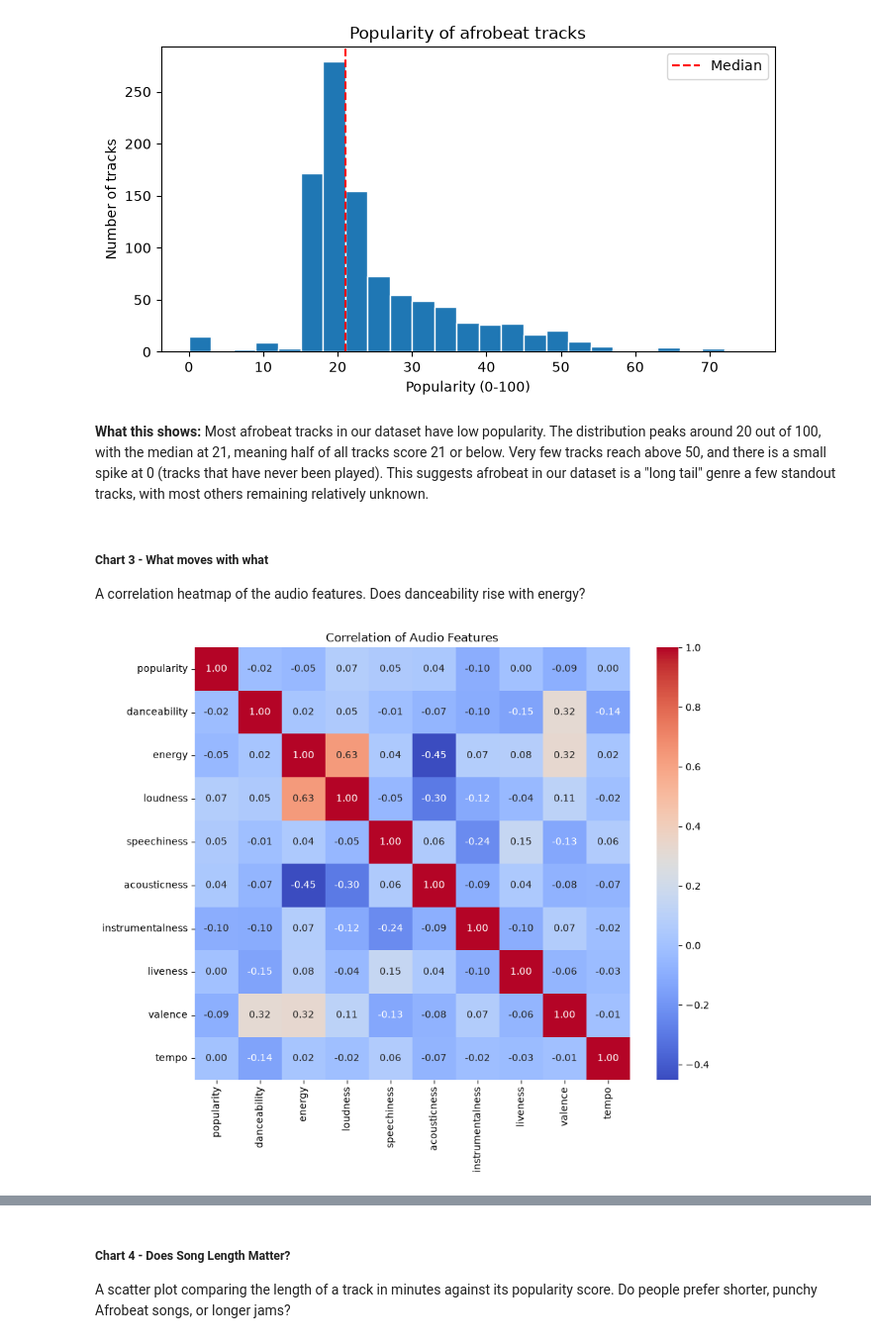
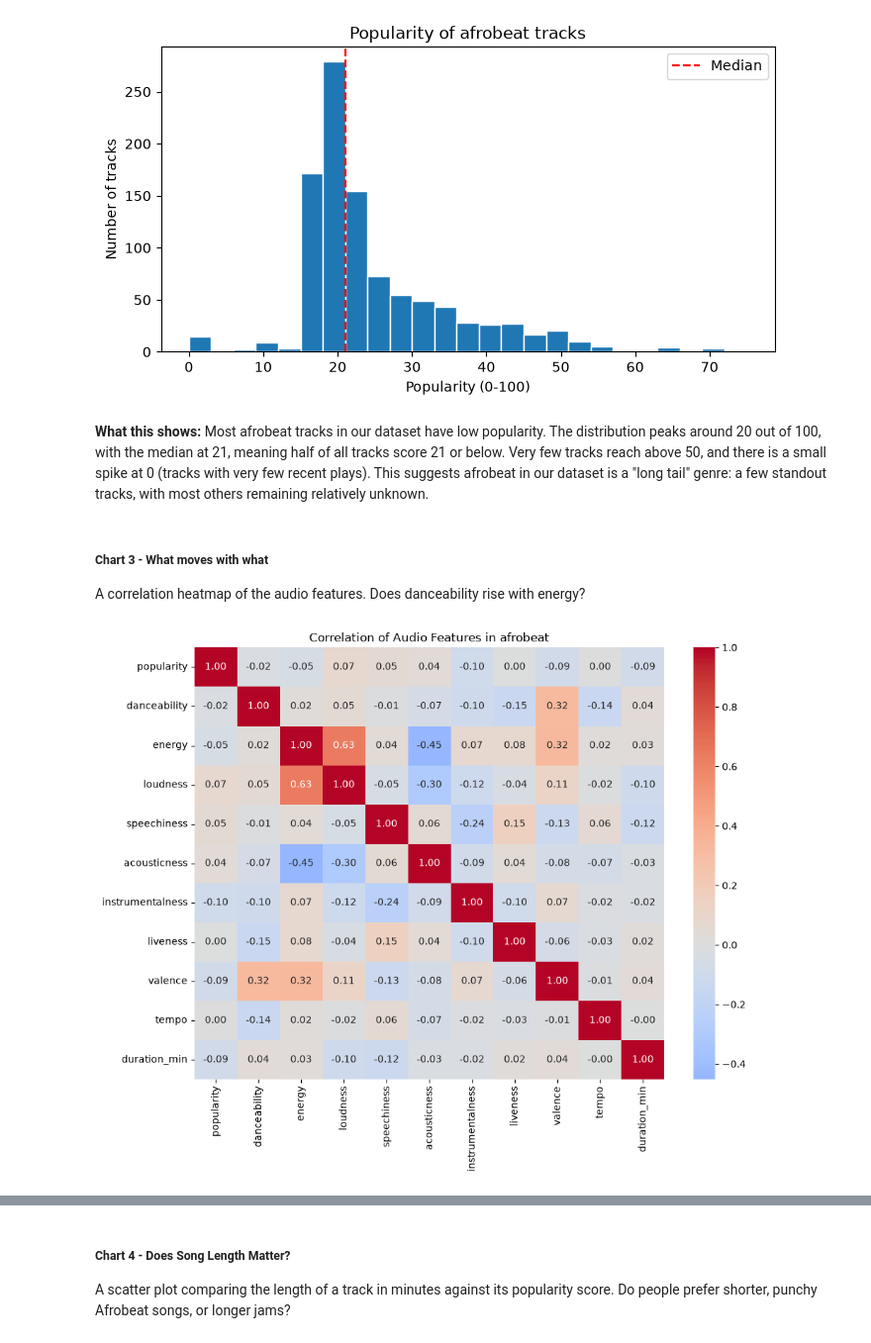
Before and after one commit to Tdaniels4real/music-popularity-capstone, a Jupyter notebook: music_popularity_capstone.ipynb, the cells around one changed output, grey strips where cells are left out. Shown at 99% size. Drawn from its saved outputs; the diff is of its cells as text; code cells hidden in the pictures.

```diff
--- a/music_popularity_capstone.ipynb
+++ b/music_popularity_capstone.ipynb
@@ -406,21 +411,23 @@ plt.show()
 [figure]
 # %% [markdown]
 **What this shows:**
-Most afrobeat tracks in our dataset have low popularity. The distribution peaks around 20 out of 100, with the median at 21, meaning half of all tracks score 21 or below. Very few tracks reach above 50, and there is a small spike at 0 (tracks that have never been played). This suggests afrobeat in our dataset is a "long tail" genre a few standout tracks, with most others remaining relatively unknown.
+Most afrobeat tracks in our dataset have low popularity. The distribution peaks around 20 out of 100, with the median at 21, meaning half of all tracks score 21 or below. Very few tracks reach above 50, and there is a small spike at 0 (tracks with very few recent plays). This suggests afrobeat in our dataset is a "long tail" genre: a few standout tracks, with most others remaining relatively unknown.
 # %% [markdown]
 ##### Chart 3 - What moves with what
 
 A correlation heatmap of the audio features. Does danceability rise with energy?
 # %%
 audio = ['popularity', 'danceability', 'energy', 'loudness', 'speechiness',
-         'acousticness', 'instrumentalness', 'liveness', 'valence', 'tempo']
+         'acousticness', 'instrumentalness', 'liveness', 'valence',
+         'tempo', 'duration_min']
 
 plt.figure(figsize=(10, 8))
-sns.heatmap(df[audio].corr(), annot=True, cmap='coolwarm', fmt='.2f')
-plt.title('Correlation of Audio Features')
+sns.heatmap(df[audio].corr(), annot=True, cmap='coolwarm', center=0, fmt='.2f')
+plt.title(f'Correlation of Audio Features in {GENRE}')
+plt.tight_layout()
 plt.show()
 # %% [output]
-[figure, old version]
+[figure, new version]
 # %% [markdown]
 **What this shows:**
 
```
Also changed, not shown: parts of 27 cells of this notebook.
